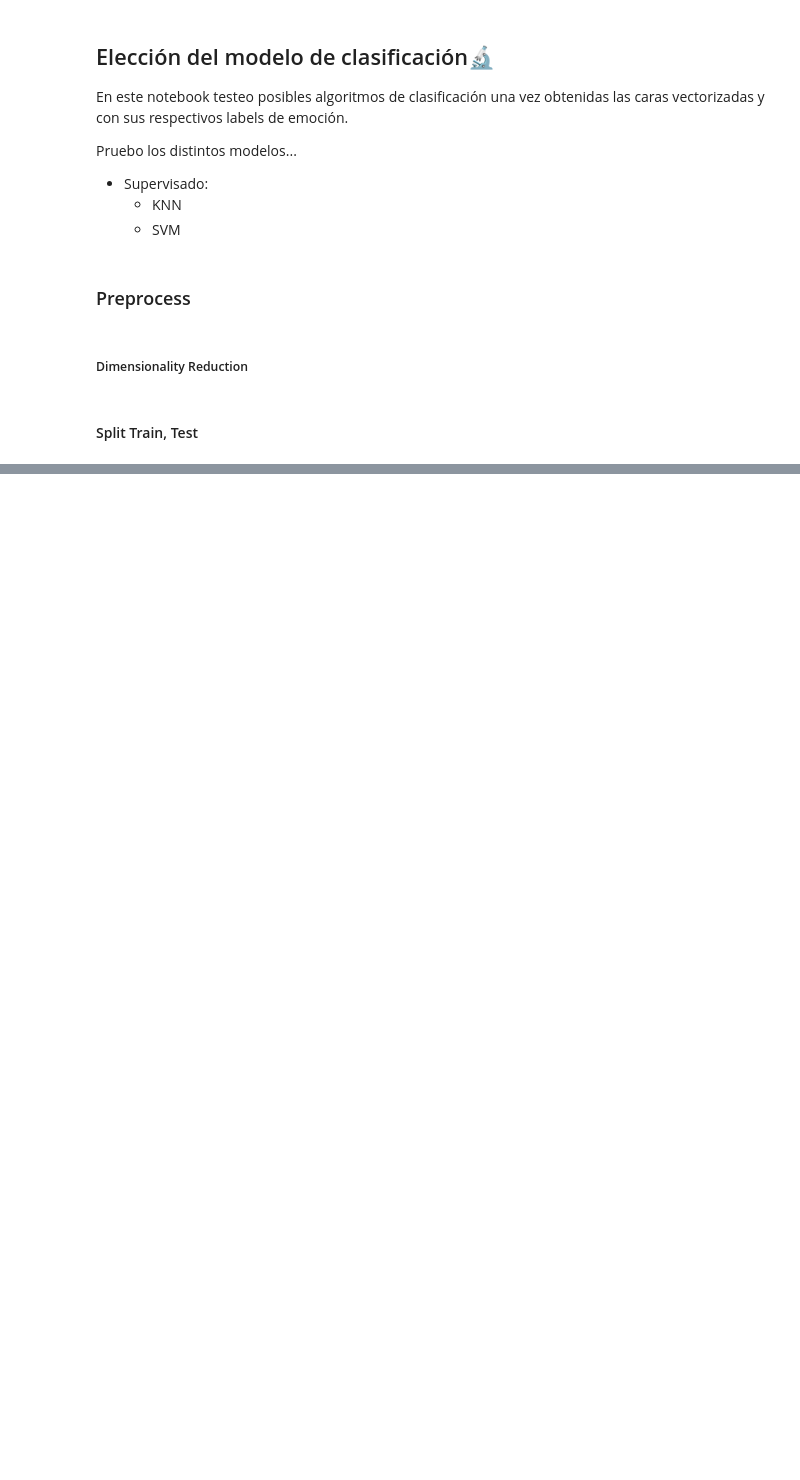
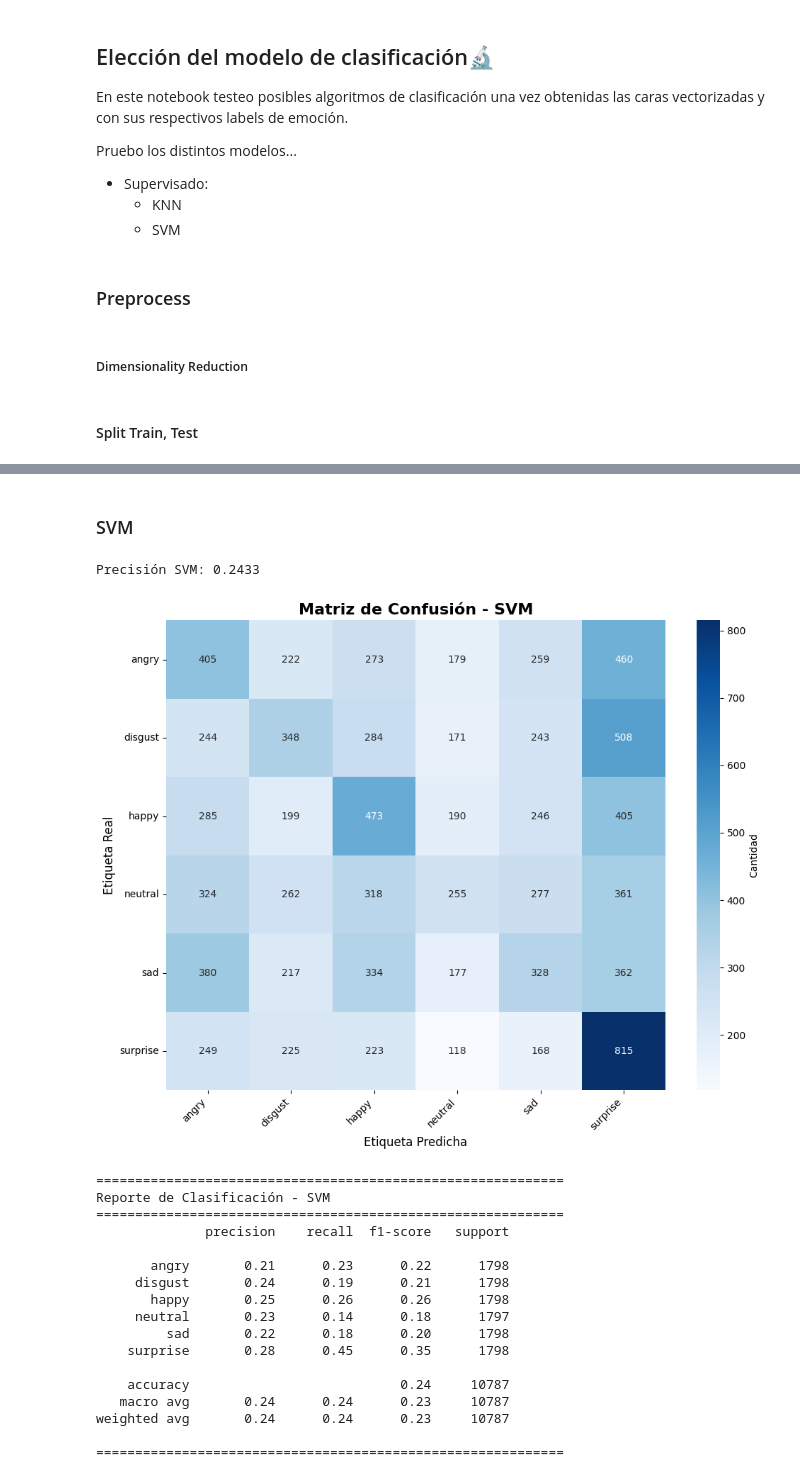
Before and after one commit to SebasAndres/FER-SIMD-Optimized, a Jupyter notebook: src/emotion_recognition/model_selection.ipynb, the cells around one changed output, grey strips where cells are left out. Saved outputs shown, nothing was run; the diff lists cells and outputs as text; code cells hidden in the pictures; blank space fills up the shorter version.

```diff
--- a/src/emotion_recognition/model_selection.ipynb
+++ b/src/emotion_recognition/model_selection.ipynb
@@ -127,0 +191,35 @@ knn.score(X_test, y_test)
+# %% [markdown]
+### SVM
+# %%
+from sklearn import svm
+
+svm_clf = svm.SVC(kernel='linear')
+svm_clf.fit(X_train, y_train)
+
+# Predicciones y score
+y_pred_svm = svm_clf.predict(X_test)
+svm_accuracy = svm_clf.score(X_test, y_test)
+print(f"Precisión SVM: {svm_accuracy:.4f}")
+
+# Visualizar matriz de confusión
+plot_confusion_matrix(y_test, y_pred_svm, "SVM")
+# %% [output]
+Precisión SVM: 0.2433
+[figure, added]
+============================================================
+Reporte de Clasificación - SVM
+============================================================
+              precision    recall  f1-score   support
+
+       angry       0.21      0.23      0.22      1798
+     disgust       0.24      0.19      0.21      1798
+       happy       0.25      0.26      0.26      1798
+     neutral       0.23      0.14      0.18      1797
+         sad       0.22      0.18      0.20      1798
+    surprise       0.28      0.45      0.35      1798
+
+    accuracy                           0.24     10787
+   macro avg       0.24      0.24      0.23     10787
+weighted avg       0.24      0.24      0.23     10787
+
+============================================================
```
Also changed, not shown: parts of 10 cells of this notebook, 22 other files.
